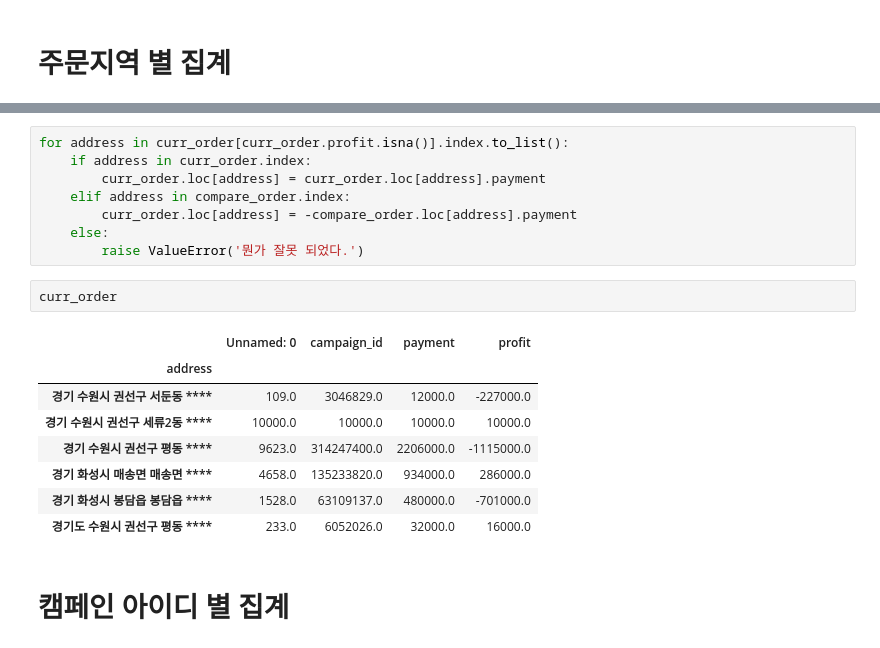
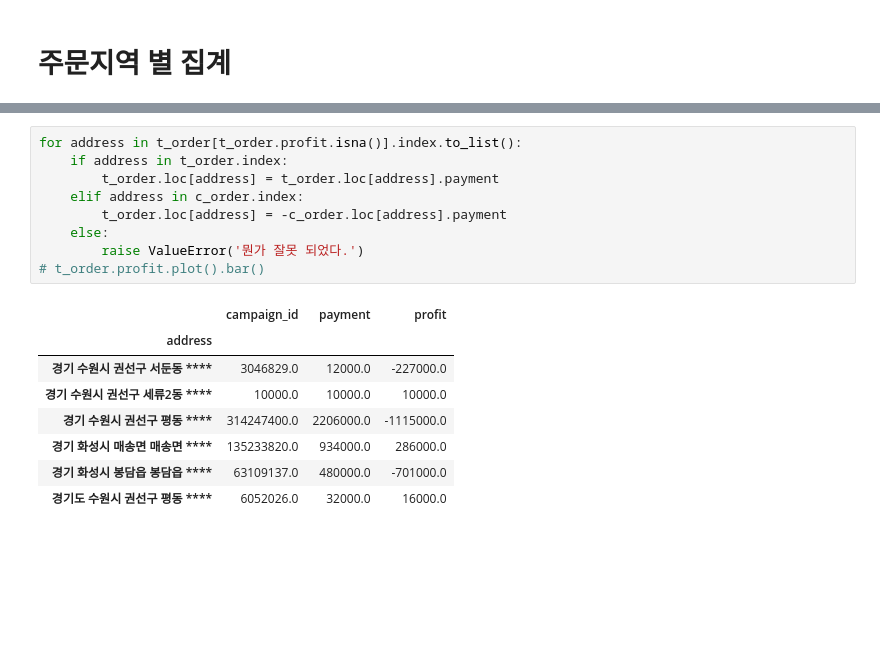
Before and after one commit to seongpil0948/injae, a Jupyter notebook: datas/handle_csv.ipynb, the cells around one changed output, grey strips where cells are left out. Cells and saved outputs as stored; diff of their text form; blank space fills up the shorter version.

```diff
--- a/datas/handle_csv.ipynb
+++ b/datas/handle_csv.ipynb
@@ -26,21 +48,18 @@ curr_order
 # %%
-for address in curr_order[curr_order.profit.isna()].index.to_list():
-    if address in curr_order.index:
-        curr_order.loc[address] = curr_order.loc[address].payment
-    elif address in compare_order.index:
-        curr_order.loc[address] = -compare_order.loc[address].payment
+for address in t_order[t_order.profit.isna()].index.to_list():
+    if address in t_order.index:
+        t_order.loc[address] = t_order.loc[address].payment
+    elif address in c_order.index:
+        t_order.loc[address] = -c_order.loc[address].payment
     else:
         raise ValueError('뭔가 잘못 되었다.')
+# t_order.profit.plot().bar()
+# %% [output]
+|  | campaign_id | payment | profit |
+| address |  |  |  |
+| 경기 수원시 권선구 서둔동 **** | 3046829.0 | 12000.0 | -227000.0 |
+| 경기 수원시 권선구 세류2동 **** | 10000.0 | 10000.0 | 10000.0 |
+| 경기 수원시 권선구 평동 **** | 314247400.0 | 2206000.0 | -1115000.0 |
+| 경기 화성시 매송면 매송면 **** | 135233820.0 | 934000.0 | 286000.0 |
+| 경기 화성시 봉담읍 봉담읍 **** | 63109137.0 | 480000.0 | -701000.0 |
+| 경기도 수원시 권선구 평동 **** | 6052026.0 | 32000.0 | 16000.0 |
-# %%
-curr_order
-# %% [output]
-|  | Unnamed: 0 | campaign_id | payment | profit |
-| address |  |  |  |  |
-| 경기 수원시 권선구 서둔동 **** | 109.0 | 3046829.0 | 12000.0 | -227000.0 |
-| 경기 수원시 권선구 세류2동 **** | 10000.0 | 10000.0 | 10000.0 | 10000.0 |
-| 경기 수원시 권선구 평동 **** | 9623.0 | 314247400.0 | 2206000.0 | -1115000.0 |
-| 경기 화성시 매송면 매송면 **** | 4658.0 | 135233820.0 | 934000.0 | 286000.0 |
-| 경기 화성시 봉담읍 봉담읍 **** | 1528.0 | 63109137.0 | 480000.0 | -701000.0 |
-| 경기도 수원시 권선구 평동 **** | 233.0 | 6052026.0 | 32000.0 | 16000.0 |
-# %% [markdown]
-# 캠페인 아이디 별 집계
```
Also changed, not shown: parts of 13 cells of this notebook, 8 other files.
